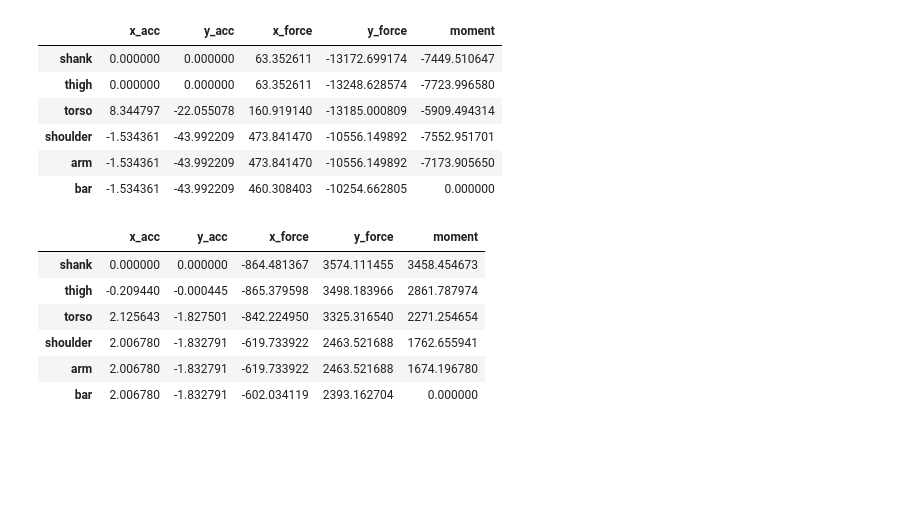
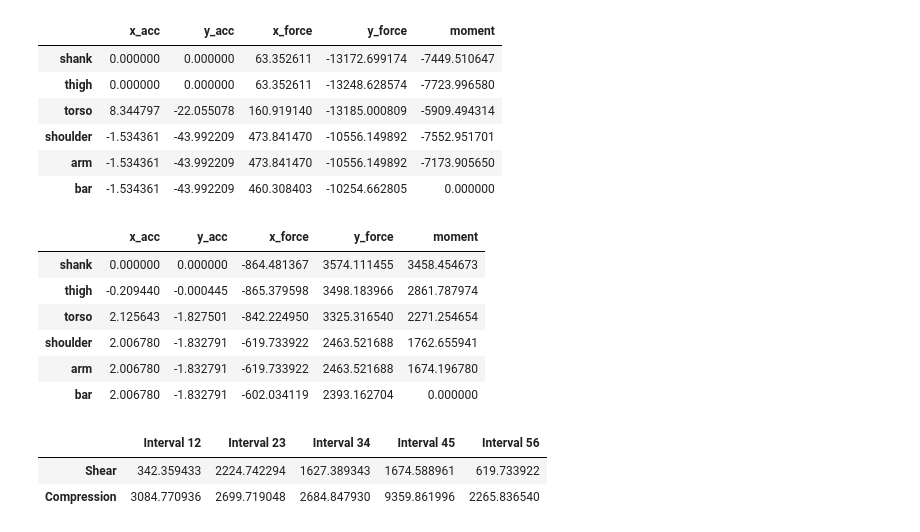
Before and after one commit to kostubhagarwal/modelling_the_deadlift, a Jupyter notebook: deadlift_model.ipynb, the cells around one changed output. Cells and saved outputs as stored; diff of their text form; code cells hidden in the pictures; blank space fills up the shorter version.

Commit message:
shear and compression

```diff
--- a/deadlift_model.ipynb
+++ b/deadlift_model.ipynb
@@ -434,6 +462,11 @@ d = {'x_acc':[x_1, x_2, x_3, x_lb1, x_a, x_b], 'y_acc':[y_1, y_2, y_3, y_lb1, y_
 i = ['shank', 'thigh', 'torso', 'shoulder', 'arm', 'bar']
 
 int_34 = pd.DataFrame(d, i)
+
+#compression & shear output for interval 34
+spine_c34 = shear_compression.compression(Fx_3, Fy_3, Fx_lb1, Fy_lb1, M_3, O__3)
+
+spine_s34 = shear_compression.shear(Fx_3, Fy_3, Fx_lb1, Fy_lb1, M_3, O__3)
 # %%
 int_34
 # %% [output]
@@ -542,6 +575,11 @@ d = {'x_acc':[x_1, x_2, x_3, x_lb1, x_a, x_b], 'y_acc':[y_1, y_2, y_3, y_lb1, y_
 i = ['shank', 'thigh', 'torso', 'shoulder', 'arm', 'bar']
 
 int_45= pd.DataFrame(d, i)
+
+#compression & shear output for interval 45
+spine_c45 = shear_compression.compression(Fx_3, Fy_3, Fx_lb1, Fy_lb1, M_3, O__3)
+
+spine_s45 = shear_compression.shear(Fx_3, Fy_3, Fx_lb1, Fy_lb1, M_3, O__3)
 # %%
 int_45
 # %% [output]
@@ -650,6 +688,11 @@ d = {'x_acc':[x_1, x_2, x_3, x_lb1, x_a, x_b], 'y_acc':[y_1, y_2, y_3, y_lb1, y_
 i = ['shank', 'thigh', 'torso', 'shoulder', 'arm', 'bar']
 
 int_56= pd.DataFrame(d, i)
+
+#compression & shear output for interval 56
+spine_c56 = shear_compression.compression(Fx_3, Fy_3, Fx_lb1, Fy_lb1, M_3, O__3)
+
+spine_s56 = shear_compression.shear(Fx_3, Fy_3, Fx_lb1, Fy_lb1, M_3, O__3)
 # %%
 int_56
 # %% [output]
@@ -660,3 +703,16 @@ int_56
 | shoulder | 2.006780 | -1.832791 | -619.733922 | 2463.521688 | 1762.655941 |
 | arm | 2.006780 | -1.832791 | -619.733922 | 2463.521688 | 1674.196780 |
 | bar | 2.006780 | -1.832791 | -602.034119 | 2393.162704 | 0.000000 |
+# %%
+#spine shear and compression output
+d = {'Interval 12':[spine_s12, spine_c12], 'Interval 23':[spine_s23, spine_c23], 'Interval 34':[spine_s34, spine_c34], 'Interval 45':[spine_s45, spine_c45], 'Interval 56':[spine_s56, spine_c56]}
+
+i = ['Shear', 'Compression']
+
+shear_compression= pd.DataFrame(d, i)
+# %%
+shear_compression
+# %% [output]
+|  | Interval 12 | Interval 23 | Interval 34 | Interval 45 | Interval 56 |
+| Shear | 342.359433 | 2224.742294 | 1627.389343 | 1674.588961 | 619.733922 |
+| Compression | 3084.770936 | 2699.719048 | 2684.847930 | 9359.861996 | 2265.836540 |
```
Also changed, not shown: parts of 3 cells of this notebook.
